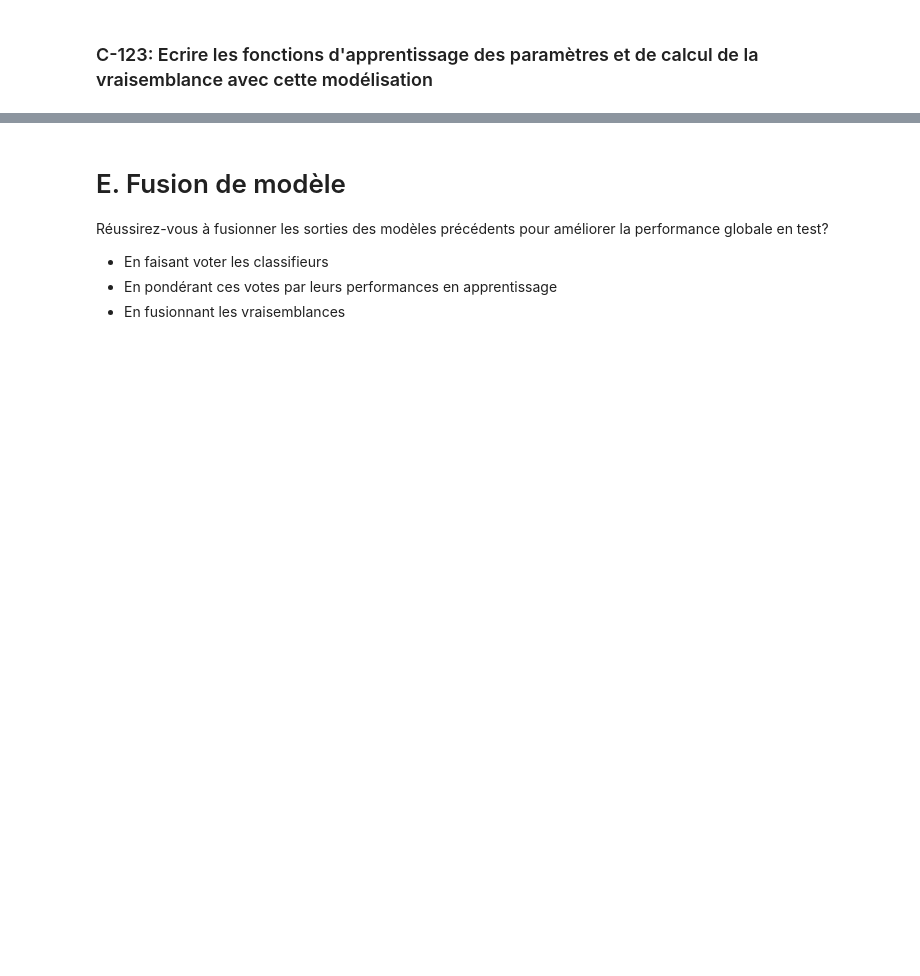
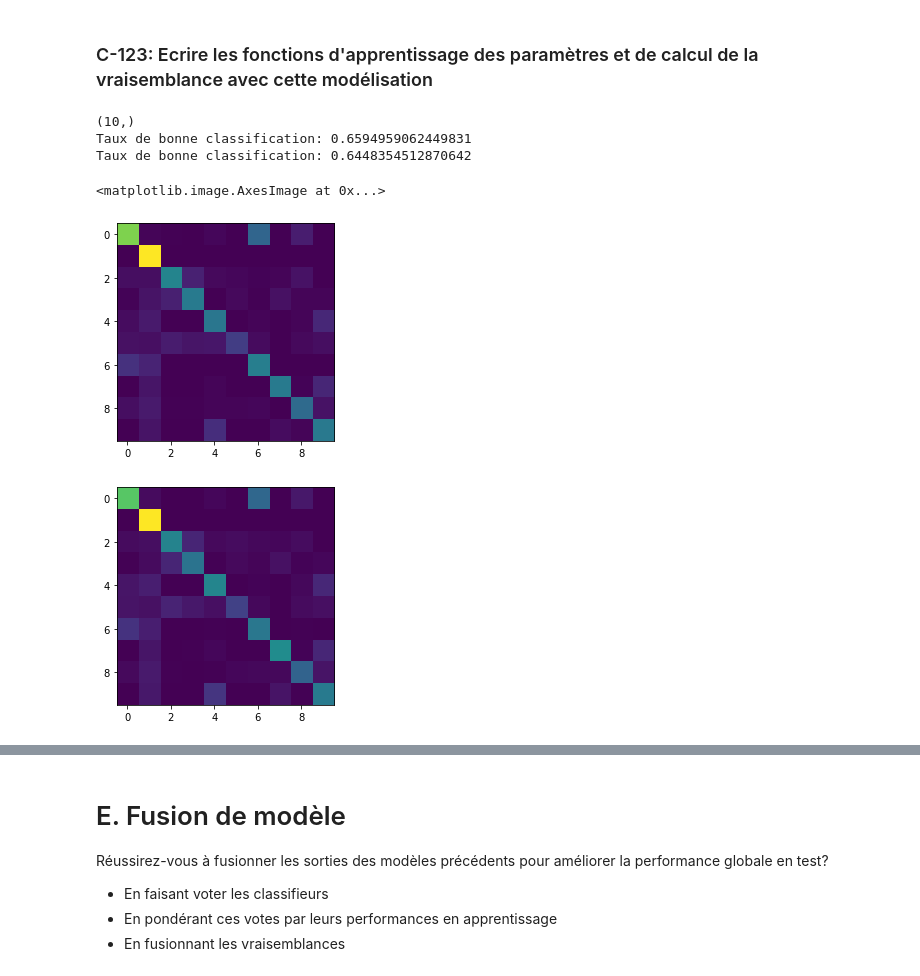
Before and after one commit to CharlesAttend/M1-S1-DAC, a Jupyter notebook: MAPSI/TME/tme3/tme3.ipynb, the cells around one changed output, grey strips where cells are left out. Drawn from its saved outputs; the diff is of its cells as text; code cells hidden in the pictures; blank space fills up the shorter version.

```diff
--- a/MAPSI/TME/tme3/tme3.ipynb
+++ b/MAPSI/TME/tme3/tme3.ipynb
@@ -371,3 +367,9 @@ def learnBernoulli ( X,Y ):
+# %%
+def learnBernoulli ( X,Y ):
+    theta = []
+    for i in range(10): # Pour chaque classe
+        theta.append(X[Y==i].mean(axis=0))
+    return np.array(theta)
 # %%
 theta = learnBernoulli ( Xb_train,Y_train )
 print(theta.shape)
@@ -431,29 +456,39 @@ print(Xg_train[0]) # [3 2 2 2 2 2 2 1 1 1 2 1 2 2 3 4]
 ### C-123: Ecrire les fonctions d'apprentissage des paramètres et de calcul de la vraisemblance avec cette modélisation
 # %%
 def learnGeom ( X,Y):
-    # votre code ici
-    pass
+    """
+    Car l'estimateur de maximum vraissemblance pour une loi géométrique est n/sum(x_i) = l'inverse de la moyenne empirique
+    """
+    return 1/learnBernoulli(X,Y)
 
-def logpobsGeom(X, theta):
-    # votre code ici
-    pass
+def logpobsGeom(X, theta, epsilon = 1e-4):
+    n = len(X)
+    theta_clip = np.clip(theta, epsilon, 1-epsilon)
+    return (theta * (1-theta)**(X - 1)).prod(axis=1)
+
 
 theta = learnGeom(Xg_train, Y_train)
-
-print(logpobsGeom(Xg_test[1], theta))
-
+assert theta.shape == (10,16)
+print(logpobsGeom(Xg_test[1], theta).shape)
 Y_train_hat = [np.argmax(logpobsGeom(Xg_train[i], theta)) for i in range (len(Xg_train))]
 Y_test_hat  = [np.argmax(logpobsGeom(Xg_test[i], theta)) for i in range (len(Xg_test))]
-
 ma = matrice_confusion(Y_train, Y_train_hat)
 mt = matrice_confusion(Y_test, Y_test_hat)
 
+print("Taux de bonne classification: {}".format(np.where(Y_train == Y_train_hat, 1, 0).mean()))
 print("Taux de bonne classification: {}".format(np.where(Y_test == Y_test_hat, 1, 0).mean()))
 
 plt.figure()
 plt.imshow(ma)
 plt.figure()
 plt.imshow(mt)
+# %% [output]
+(10,)
+Taux de bonne classification: 0.6594959062449831
+Taux de bonne classification: 0.6448354512870642
+<matplotlib.image.AxesImage at 0x...>
+[figure, added]
+[figure, added]
 # %% [markdown]
 # D. Maximum a posteriori
 
```
Also changed, not shown: parts of 23 cells of this notebook.
